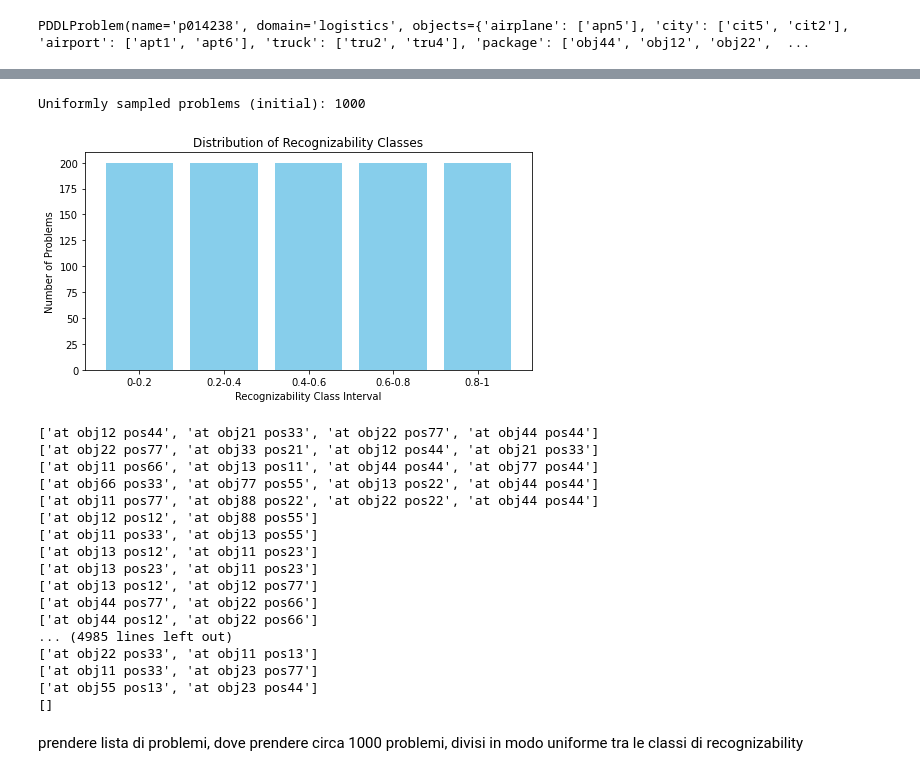
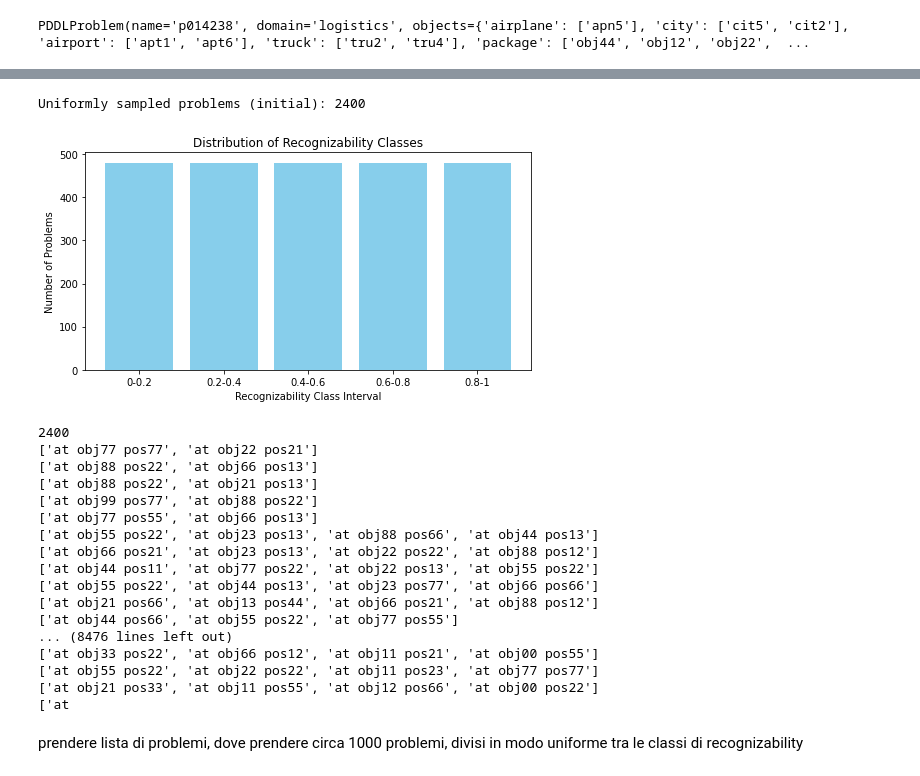
Before and after one commit to Ruggero01s/FSGR_thesis, a Jupyter notebook: code/plan_creation_with_rec.ipynb, the cells around one changed output, grey strips where cells are left out. Drawn from its saved outputs; the diff is of its cells as text; code cells hidden in the pictures.

```diff
--- a/code/plan_creation_with_rec.ipynb
+++ b/code/plan_creation_with_rec.ipynb
@@ -959,7 +958,7 @@ Dropped: 10000-9944 = 56(0.5599999999999999%)
 # %%
 from collections import defaultdict
 
-desired_per_class = 1000 #adjust number as needed
+desired_problems = 2400 #adjust number as needed
 # First, deduplicate problems by name so that each problem (from the same plan) appears only once
 
 problem_groups = defaultdict(list)
@@ -976,7 +975,7 @@ for problem in unique_problems.values():
 
 # Number of recognizability classes, assuming rec_classes defined in cell 1
 num_classes = len(rec_classes)
-desired_per_class = desired_per_class // num_classes
+desired_per_class = desired_problems // num_classes
 
 chosen_problems = []
 for rec_class_key, problems in problems_by_class.items():
@@ -985,37 +984,37 @@ for rec_class_key, problems in problems_by_class.items():
     else:
         chosen_problems.extend(problems)
 
 
 print("Uniformly sampled problems (initial):", len(chosen_problems))
 
 # If the total is less than 1000, fill with additional problems randomly from the remaining ones
-if len(chosen_problems) < desired_per_class:
-    remaining = desired_per_class - len(chosen_problems)
+if len(chosen_problems) < desired_problems:
+    remaining = desired_problems - len(chosen_problems)
     remaining_pool = [p for p in final_gr_problem_list_after_drop if p not in chosen_problems]
     if remaining_pool:
         extra = random.sample(remaining_pool, min(remaining, len(remaining_pool)))
         chosen_problems.extend(extra)
     print("After extra sampling, total problems:", len(chosen_problems))
 
 
 import matplotlib.pyplot as plt
 
 # Build a distribution dictionary with keys as "low-high" strings for each recognizability class
 distribution = {f"{rc[0]}-{rc[1]}": 0 for rc in rec_classes}
 for problem in chosen_problems:
     key = f"{problem.recognizability_class[0]}-{problem.recognizability_class[1]}"
     distribution[key] += 1
 
 # Plot the distribution as a bar graph
 plt.figure(figsize=(8, 4))
 plt.bar(distribution.keys(), distribution.values(), color='skyblue')
 plt.xlabel("Recognizability Class Interval")
 plt.ylabel("Number of Problems")
 plt.title("Distribution of Recognizability Classes")
 plt.show()
 # %% [output]
-Uniformly sampled problems (initial): 1000
+Uniformly sampled problems (initial): 2400
-[figure, old version]
+[figure, new version]
 # %%
 #to clear the gr_dataset directory
 for folder in os.listdir(results_dir):
@@ -1074,6 +1073,7 @@ def write_problem(problem):
 sol_dir = "../datasets/logistics/optimal_plans/solutions"
 
 solutions_to_og_problems = []
+print(len(chosen_problems))
 for problem in chosen_problems:
     write_problem(problem)
 
@@ -1087,23 +1087,23 @@ for problem in chosen_problems:
     #     print(f"Sol not found for {problem.name}")
 print(solutions_to_og_problems)
 # %% [output]
-['at obj12 pos44', 'at obj21 pos33', 'at obj22 pos77', 'at obj44 pos44']
-['at obj22 pos77', 'at obj33 pos21', 'at obj12 pos44', 'at obj21 pos33']
-['at obj11 pos66', 'at obj13 pos11', 'at obj44 pos44', 'at obj77 pos44']
-['at obj66 pos33', 'at obj77 pos55', 'at obj13 pos22', 'at obj44 pos44']
-['at obj11 pos77', 'at obj88 pos22', 'at obj22 pos22', 'at obj44 pos44']
-['at obj12 pos12', 'at obj88 pos55']
-['at obj11 pos33', 'at obj13 pos55']
-['at obj13 pos12', 'at obj11 pos23']
-['at obj13 pos23', 'at obj11 pos23']
-['at obj13 pos12', 'at obj12 pos77']
-['at obj44 pos77', 'at obj22 pos66']
-['at obj44 pos12', 'at obj22 pos66']
-... (4985 lines left out)
-['at obj22 pos33', 'at obj11 pos13']
-['at obj11 pos33', 'at obj23 pos77']
-['at obj55 pos13', 'at obj23 pos44']
-[]
+2400
+['at obj77 pos77', 'at obj22 pos21']
+['at obj88 pos22', 'at obj66 pos13']
+['at obj88 pos22', 'at obj21 pos13']
+['at obj99 pos77', 'at obj88 pos22']
+['at obj77 pos55', 'at obj66 pos13']
+['at obj55 pos22', 'at obj23 pos13', 'at obj88 pos66', 'at obj44 pos13']
+['at obj66 pos21', 'at obj23 pos13', 'at obj22 pos22', 'at obj88 pos12']
+['at obj44 pos11', 'at obj77 pos22', 'at obj22 pos13', 'at obj55 pos22']
+['at obj55 pos22', 'at obj44 pos13', 'at obj23 pos77', 'at obj66 pos66']
+['at obj21 pos66', 'at obj13 pos44', 'at obj66 pos21', 'at obj88 pos12']
+['at obj44 pos66', 'at obj55 pos22', 'at obj77 pos55']
+... (8476 lines left out)
+['at obj33 pos22', 'at obj66 pos12', 'at obj11 pos21', 'at obj00 pos55']
+['at obj55 pos22', 'at obj22 pos22', 'at obj11 pos23', 'at obj77 pos77']
+['at obj21 pos33', 'at obj11 pos55', 'at obj12 pos66', 'at obj00 pos22']
+['at
 # %% [markdown]
 prendere lista di problemi, dove prendere circa 1000 problemi, divisi in modo uniforme tra le classi di recognizability
 # %% [markdown]
```
Also changed, not shown: parts of 4 cells of this notebook, 12 other files.
